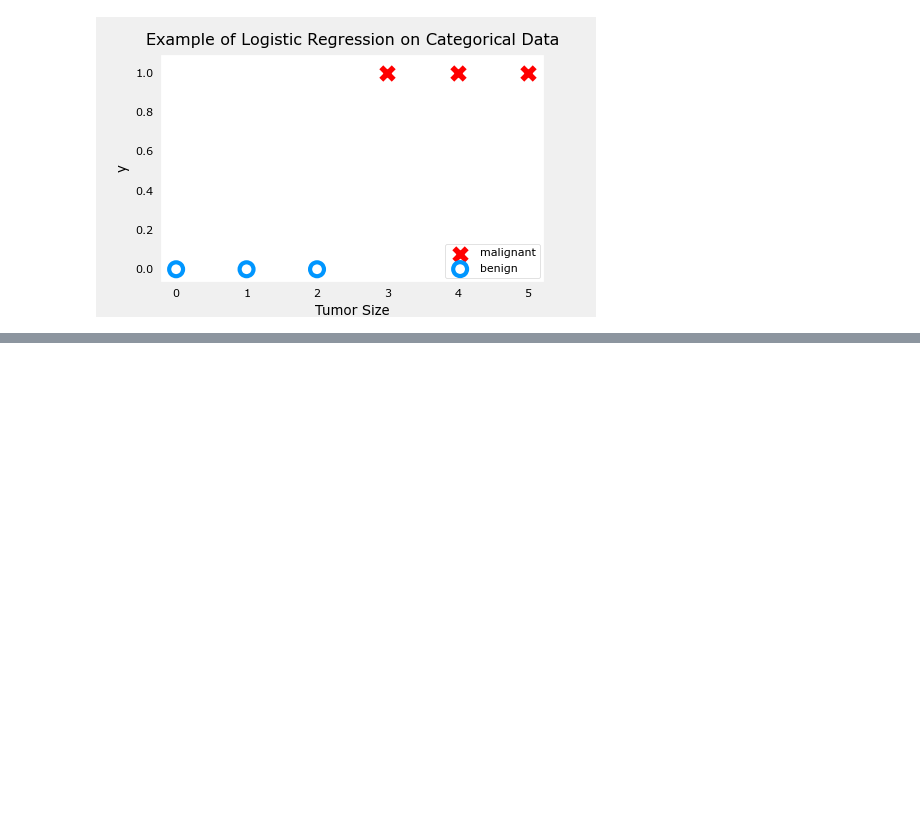
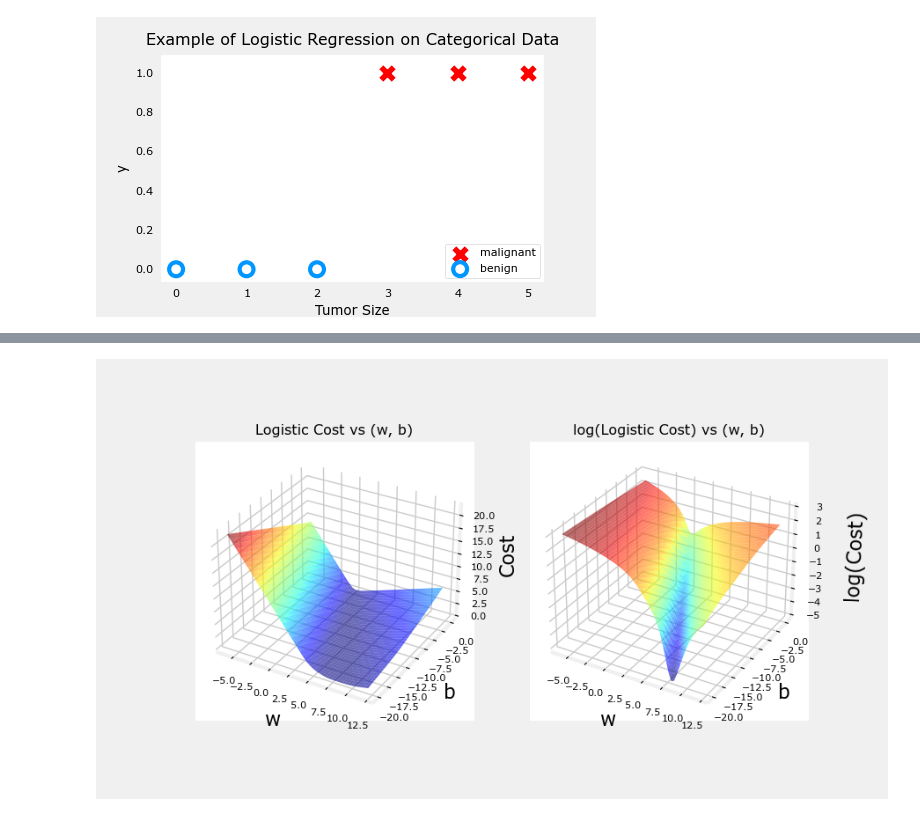
Before and after one commit to emmanuelakinmokun/ml-trailhead, a Jupyter notebook: Phase_2/Week 3/logistic_loss.ipynb, the cells around one changed output, grey strips where cells are left out. Drawn from its saved outputs; the diff is of its cells as text; code cells hidden in the pictures; blank space fills up the shorter version.

```diff
--- a/Phase_2/Week 3/logistic_loss.ipynb
+++ b/Phase_2/Week 3/logistic_loss.ipynb
@@ -17,0 +24,5 @@ plt_simple_example(x_train, y_train)
+# %%
+plt.close('all')
+cst = plt_logistic_cost(x_train,y_train)
+# %% [output]
+[figure, added]
```
Also changed, not shown: parts of 1 cell of this notebook.
